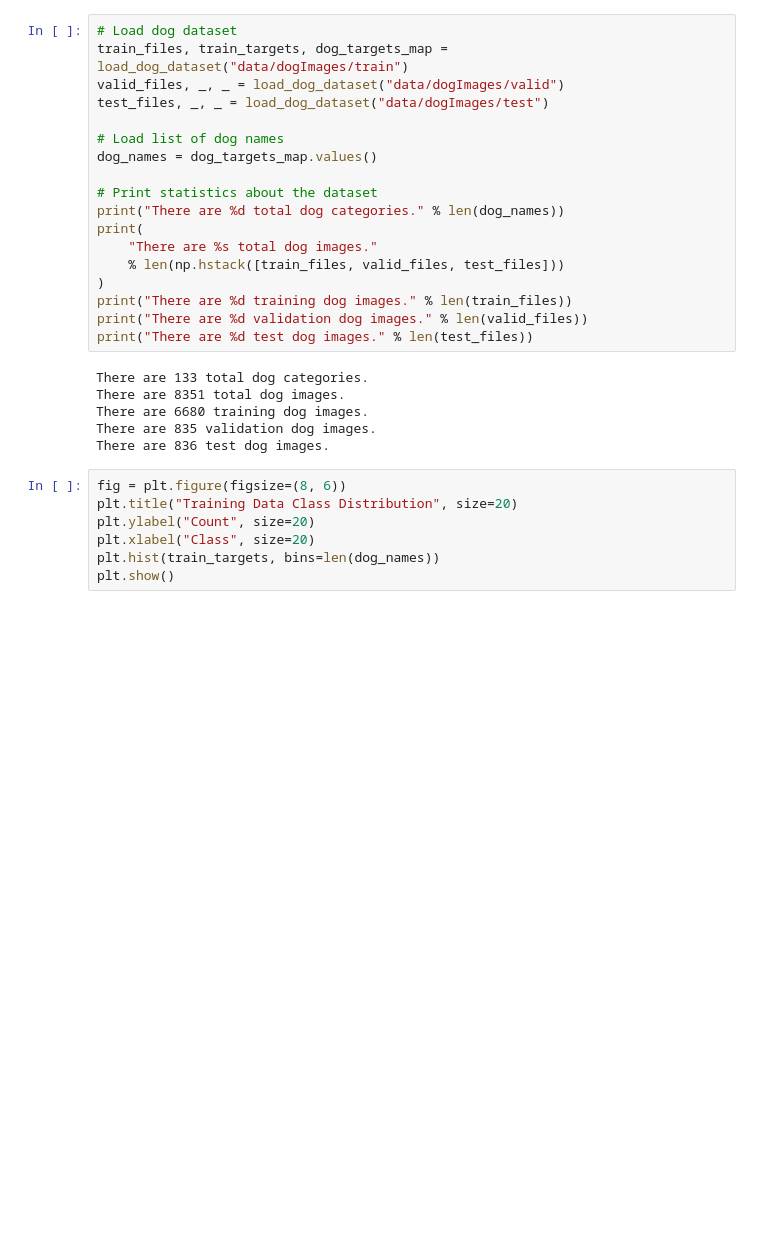
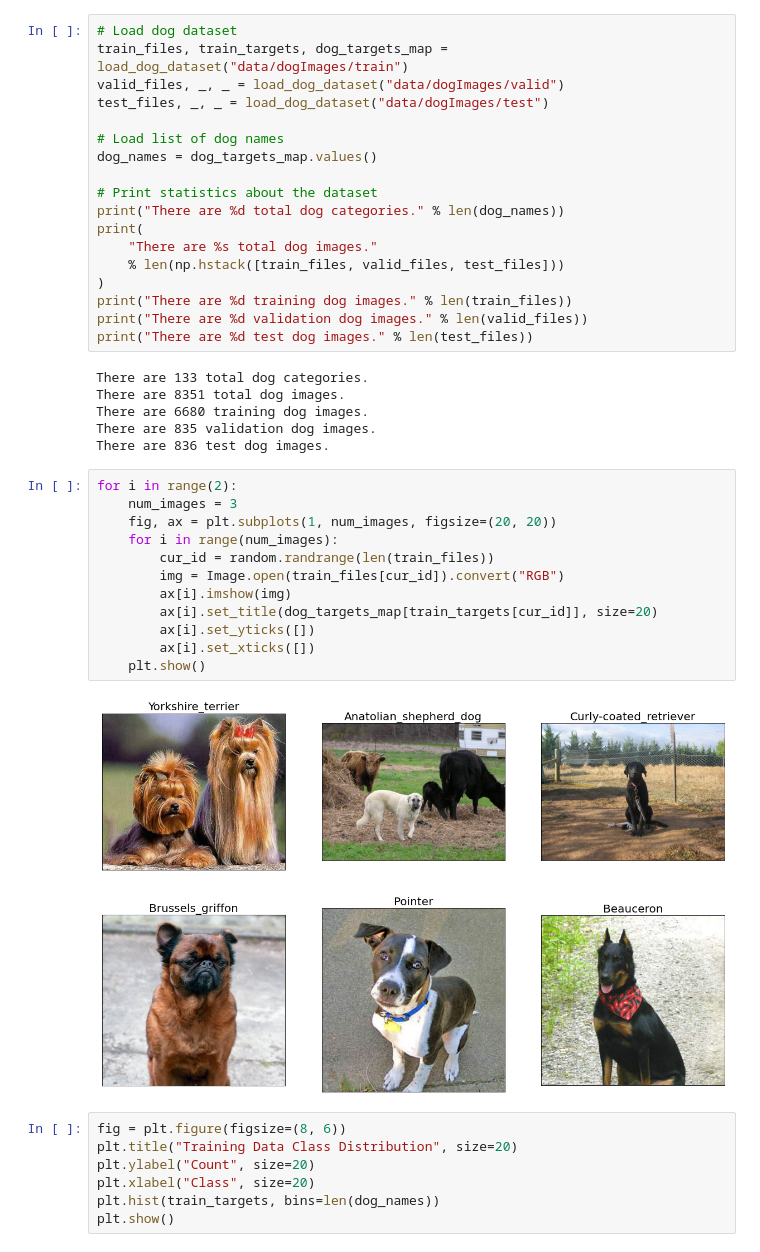
Before and after one commit to aaronlws95/udacity-dog-breed-classifier, a Jupyter notebook: dog_app.ipynb, the cells around one changed output. Cells and saved outputs as stored; diff of their text form; blank space fills up the shorter version.

```diff
--- a/dog_app.ipynb
+++ b/dog_app.ipynb
@@ -66,6 +66,21 @@ There are 8351 total dog images.
 There are 6680 training dog images.
 There are 835 validation dog images.
 There are 836 test dog images.
+# %%
+for i in range(2):
+    num_images = 3
+    fig, ax = plt.subplots(1, num_images, figsize=(20, 20))
+    for i in range(num_images):
+        cur_id = random.randrange(len(train_files))
+        img = Image.open(train_files[cur_id]).convert("RGB")
+        ax[i].imshow(img)
+        ax[i].set_title(dog_targets_map[train_targets[cur_id]], size=20)
+        ax[i].set_yticks([])
+        ax[i].set_xticks([])
+    plt.show()
+# %% [output]
+[figure, added]
+[figure, added]
 # %%
 fig = plt.figure(figsize=(8, 6))
 plt.title("Training Data Class Distribution", size=20)
```
Also changed, not shown: parts of 14 cells of this notebook, 4 other files.
